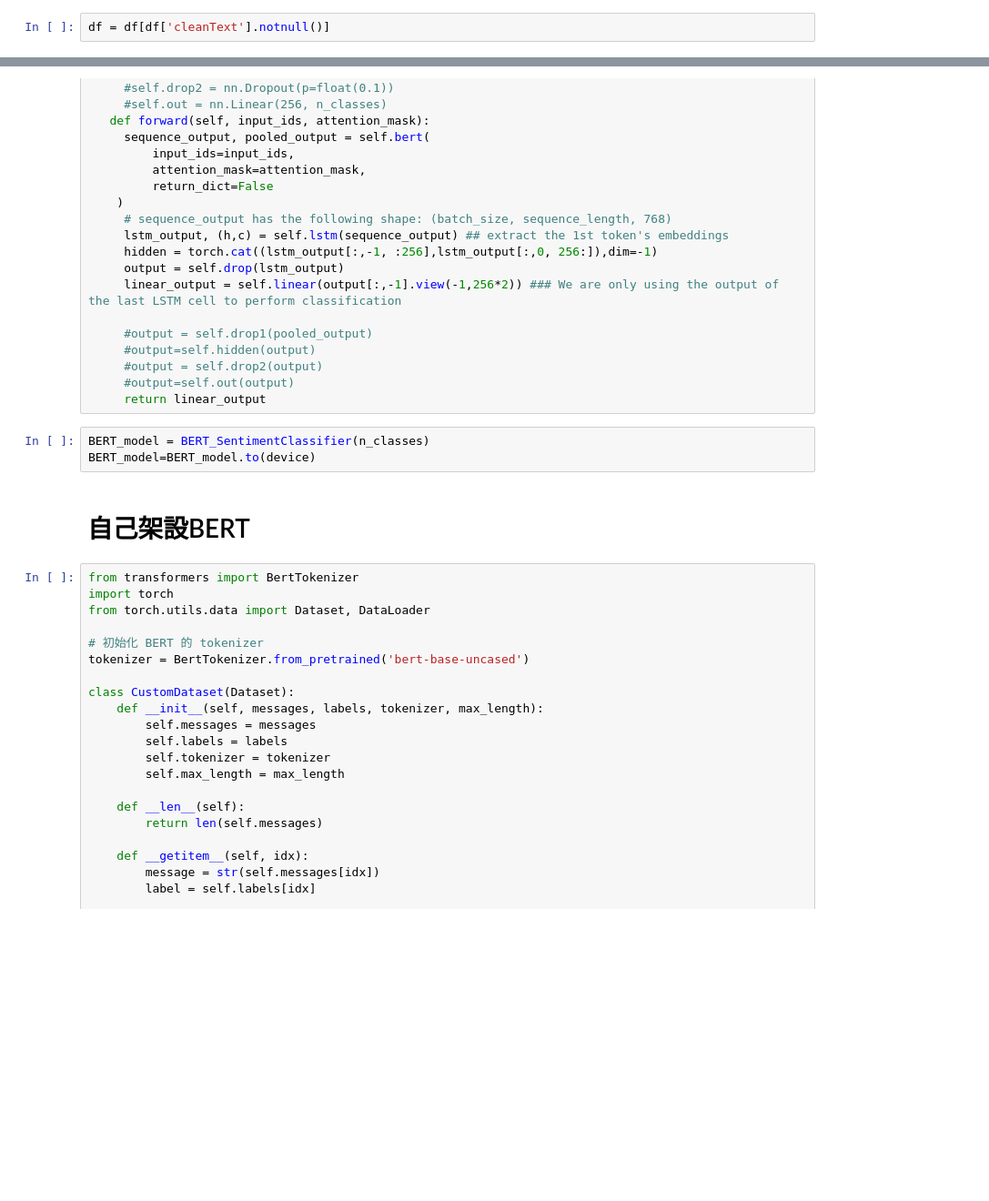
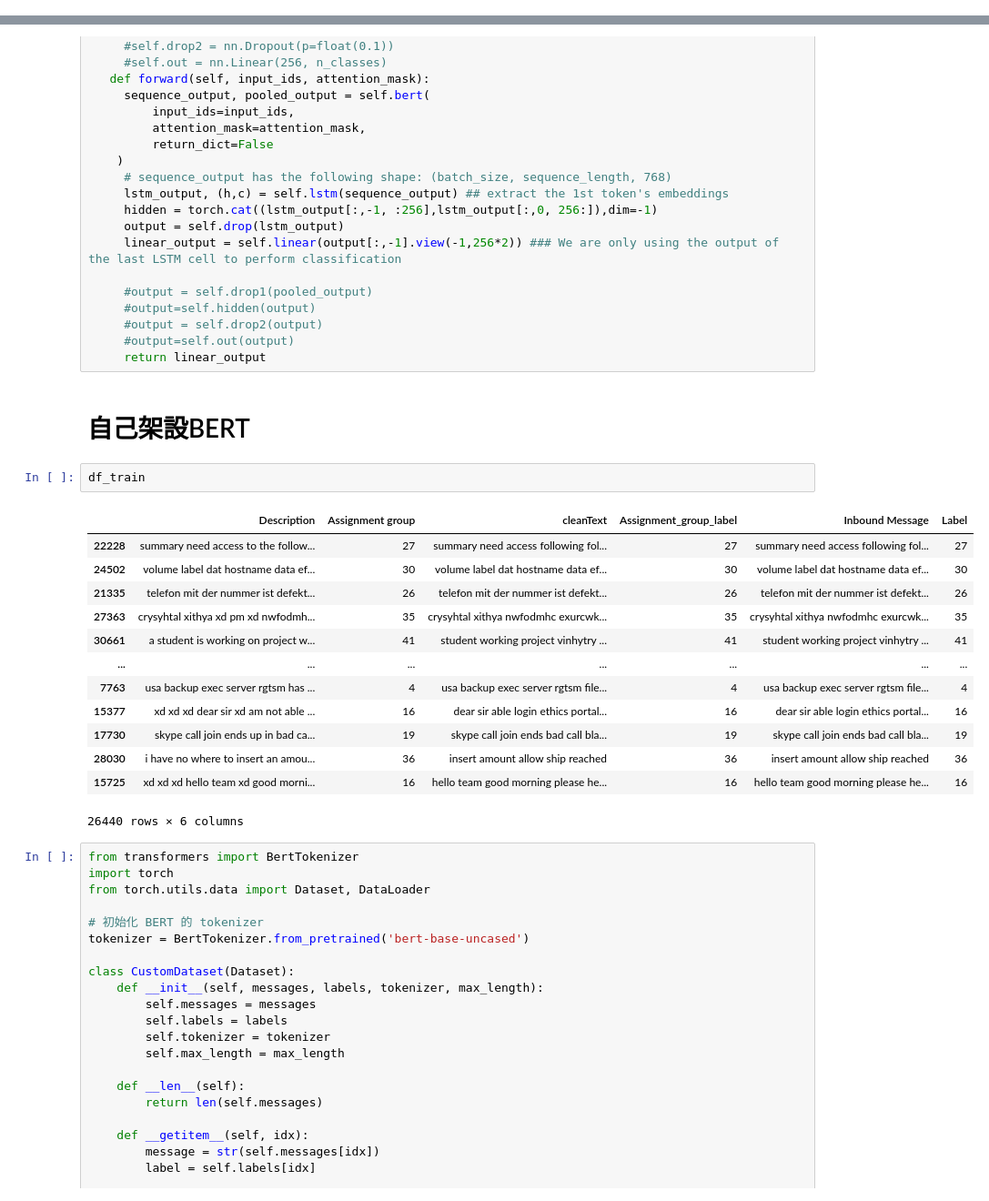
Before and after one commit to shih-yang-young/aiops, a Jupyter notebook: src/experiment_ver1.ipynb, the cells around one changed output, grey strips where cells are left out. Shown: that part at 91% size. Drawn from its saved outputs; the diff is of its cells as text; blank space fills up the shorter version.

Commit message:
feat: add original paper code to train model

```diff
--- a/src/experiment_ver1.ipynb
+++ b/src/experiment_ver1.ipynb
@@ -399,5 +400,3 @@ df
 | 33048 | when users delete the update it w... | 45 | users delete update run update ev... | 45 |
 | 33049 | when users delete the update it w... | 45 | users delete update run update ev... | 45 |
 33050 rows × 4 columns
-# %%
-df = df[df['cleanText'].notnull()]
@@ -568,11 +567,24 @@ class BERT_SentimentClassifier(nn.Module):
      #output = self.drop2(output)
      #output=self.out(output)
      return linear_output
-# %%
-BERT_model = BERT_SentimentClassifier(n_classes)
-BERT_model=BERT_model.to(device)
 # %% [markdown]
 # 自己架設BERT
+# %%
+df_train
+# %% [output]
+|  | Description | Assignment group | cleanText | Assignment_group_label | Inbound Message | Label |
+| 22228 | summary need access to the follow... | 27 | summary need access following fol... | 27 | summary need access following fol... | 27 |
+| 24502 | volume label dat hostname data ef... | 30 | volume label dat hostname data ef... | 30 | volume label dat hostname data ef... | 30 |
+| 21335 | telefon mit der nummer ist defekt... | 26 | telefon mit der nummer ist defekt... | 26 | telefon mit der nummer ist defekt... | 26 |
+| 27363 | crysyhtal xithya xd pm xd nwfodmh... | 35 | crysyhtal xithya nwfodmhc exurcwk... | 35 | crysyhtal xithya nwfodmhc exurcwk... | 35 |
+| 30661 | a student is working on project w... | 41 | student working project vinhytry ... | 41 | student working project vinhytry ... | 41 |
+| ... | ... | ... | ... | ... | ... | ... |
+| 7763 | usa backup exec server rgtsm has ... | 4 | usa backup exec server rgtsm file... | 4 | usa backup exec server rgtsm file... | 4 |
+| 15377 | xd xd xd dear sir xd am not able ... | 16 | dear sir able login ethics portal... | 16 | dear sir able login ethics portal... | 16 |
+| 17730 | skype call join ends up in bad ca... | 19 | skype call join ends bad call bla... | 19 | skype call join ends bad call bla... | 19 |
+| 28030 | i have no where to insert an amou... | 36 | insert amount allow ship reached | 36 | insert amount allow ship reached | 36 |
+| 15725 | xd xd xd hello team xd good morni... | 16 | hello team good morning please he... | 16 | hello team good morning please he... | 16 |
+26440 rows × 6 columns
 # %%
 from transformers import BertTokenizer
 import torch
```
Also changed, not shown: parts of 10 cells of this notebook, 5 other files.
